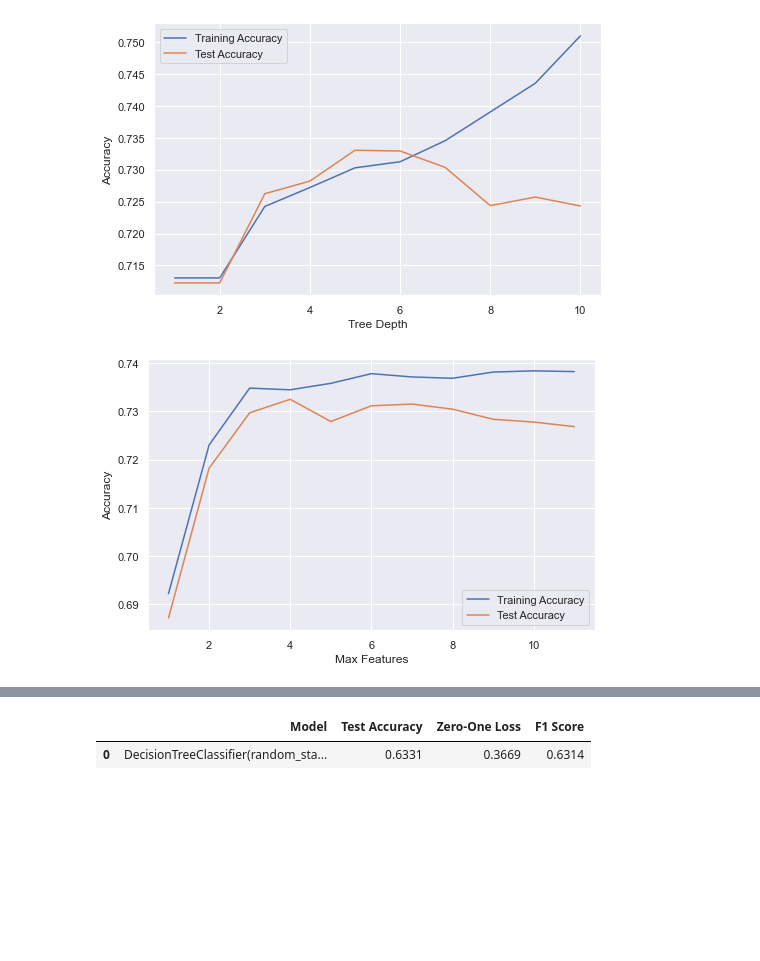
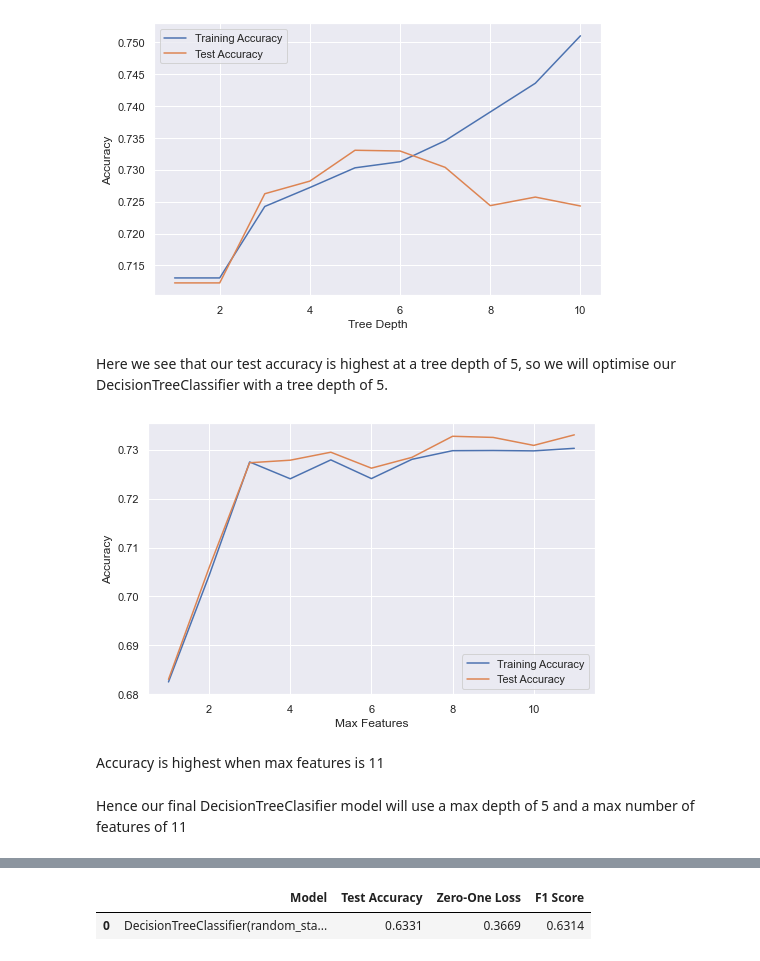
Before and after one commit to Dannyvannnn/IE0005, a Jupyter notebook: IE0005 Mini project_2.ipynb, the cells around one changed output, grey strips where cells are left out. Drawn from its saved outputs; the diff is of its cells as text; code cells hidden in the pictures; blank space fills up the shorter version.

```diff
--- a/IE0005 Mini project_2.ipynb
+++ b/IE0005 Mini project_2.ipynb
@@ -555,16 +555,22 @@ df = pd.DataFrame([tune_decision_tree(target_feature_value = i,
 plot_model('Tree Depth')
 # %% [output]
 [figure]
+# %% [markdown]
+Here we see that our test accuracy is highest at a tree depth of 5, so we will optimise our DecisionTreeClassifier with a tree depth of 5.
 # %%
 df = pd.DataFrame([tune_decision_tree(target_feature_value = i,
                                       criterion = 'gini',
                                       splitter  = 'best',
-                                      max_depth = 8,
+                                      max_depth = 5,
                                       max_features = i,
                                       random_state = 41) for i in range(1, 12)],
     columns = ['Max Features', 'Training Accuracy', 'Test Accuracy'])
 
 plot_model('Max Features')
 # %% [output]
-[figure, old version]
+[figure, new version]
+# %% [markdown]
+Accuracy is highest when max features is 11
+# %% [markdown]
+Hence our final DecisionTreeClasifier model will use a max depth of 5 and a max number of features of 11
 # %%
```
Also changed, not shown: parts of 18 cells of this notebook.
